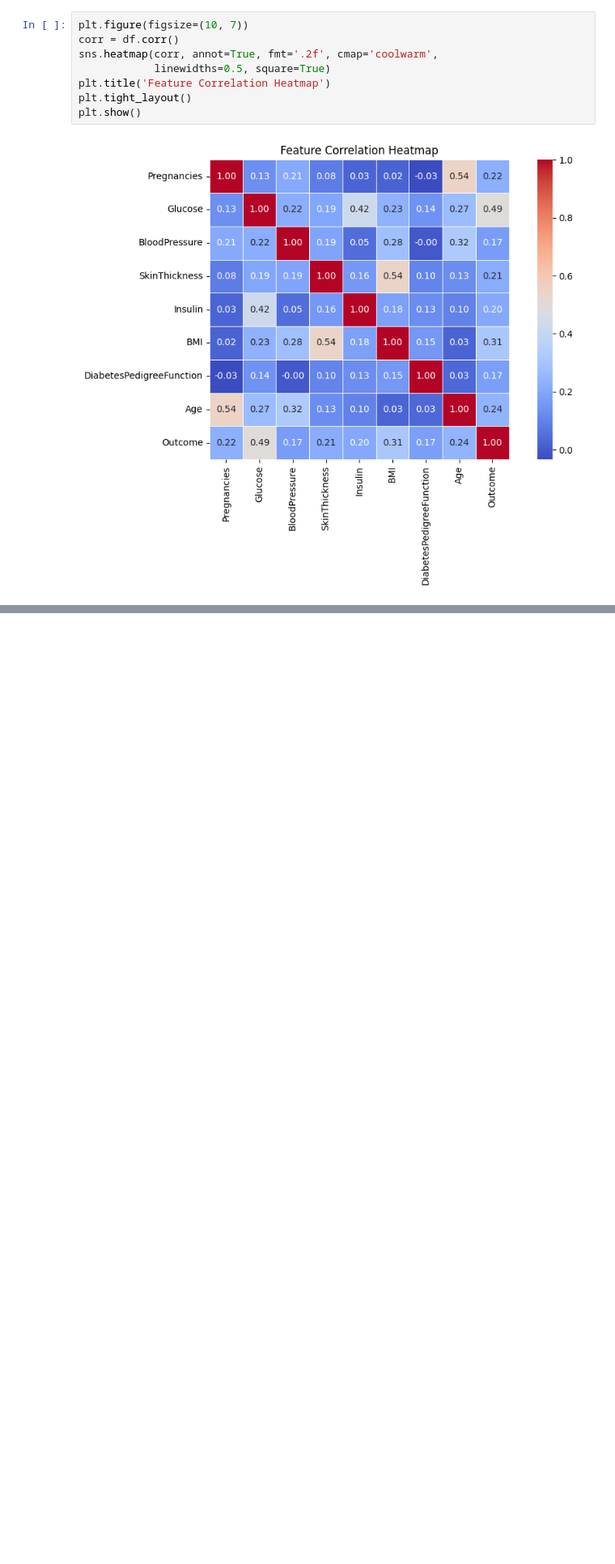
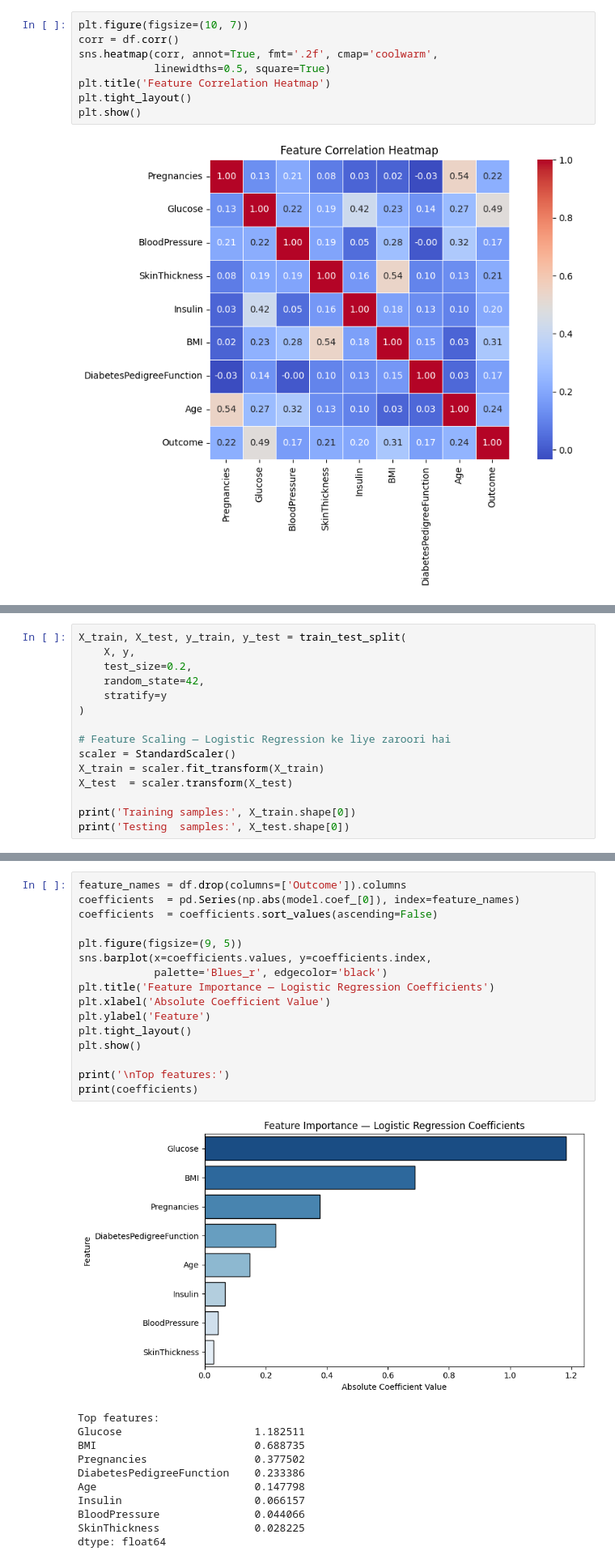
Before and after one commit to abdullah123-collab/Machine_Learning-, a Jupyter notebook: Basics/Comparing_Models/Diabetes/Logistic_Regression.ipynb, the cells around one changed output, grey strips where cells are left out. Shown at 81% size. Saved outputs shown, nothing was run; the diff lists cells and outputs as text; blank space fills up the shorter version.

```diff
--- a/Basics/Comparing_Models/Diabetes/Logistic_Regression.ipynb
+++ b/Basics/Comparing_Models/Diabetes/Logistic_Regression.ipynb
@@ -139,0 +154,15 @@ plt.show()
+# %%
+X_train, X_test, y_train, y_test = train_test_split(
+    X, y,
+    test_size=0.2,
+    random_state=42,
+    stratify=y
+)
+
+# Feature Scaling — Logistic Regression ke liye zaroori hai
+scaler = StandardScaler()
+X_train = scaler.fit_transform(X_train)
+X_test  = scaler.transform(X_test)
+
+print('Training samples:', X_train.shape[0])
+print('Testing  samples:', X_test.shape[0])
@@ -139,0 +226,28 @@ plt.show()
+# %%
+feature_names = df.drop(columns=['Outcome']).columns
+coefficients  = pd.Series(np.abs(model.coef_[0]), index=feature_names)
+coefficients  = coefficients.sort_values(ascending=False)
+
+plt.figure(figsize=(9, 5))
+sns.barplot(x=coefficients.values, y=coefficients.index,
+            palette='Blues_r', edgecolor='black')
+plt.title('Feature Importance — Logistic Regression Coefficients')
+plt.xlabel('Absolute Coefficient Value')
+plt.ylabel('Feature')
+plt.tight_layout()
+plt.show()
+
+print('\nTop features:')
+print(coefficients)
+# %% [output]
+[figure, added]
+Top features:
+Glucose                     1.182511
+BMI                         0.688735
+Pregnancies                 0.377502
+DiabetesPedigreeFunction    0.233386
+Age                         0.147798
+Insulin                     0.066157
+BloodPressure               0.044066
+SkinThickness               0.028225
+dtype: float64
```
Also changed, not shown: parts of 6 cells of this notebook.
